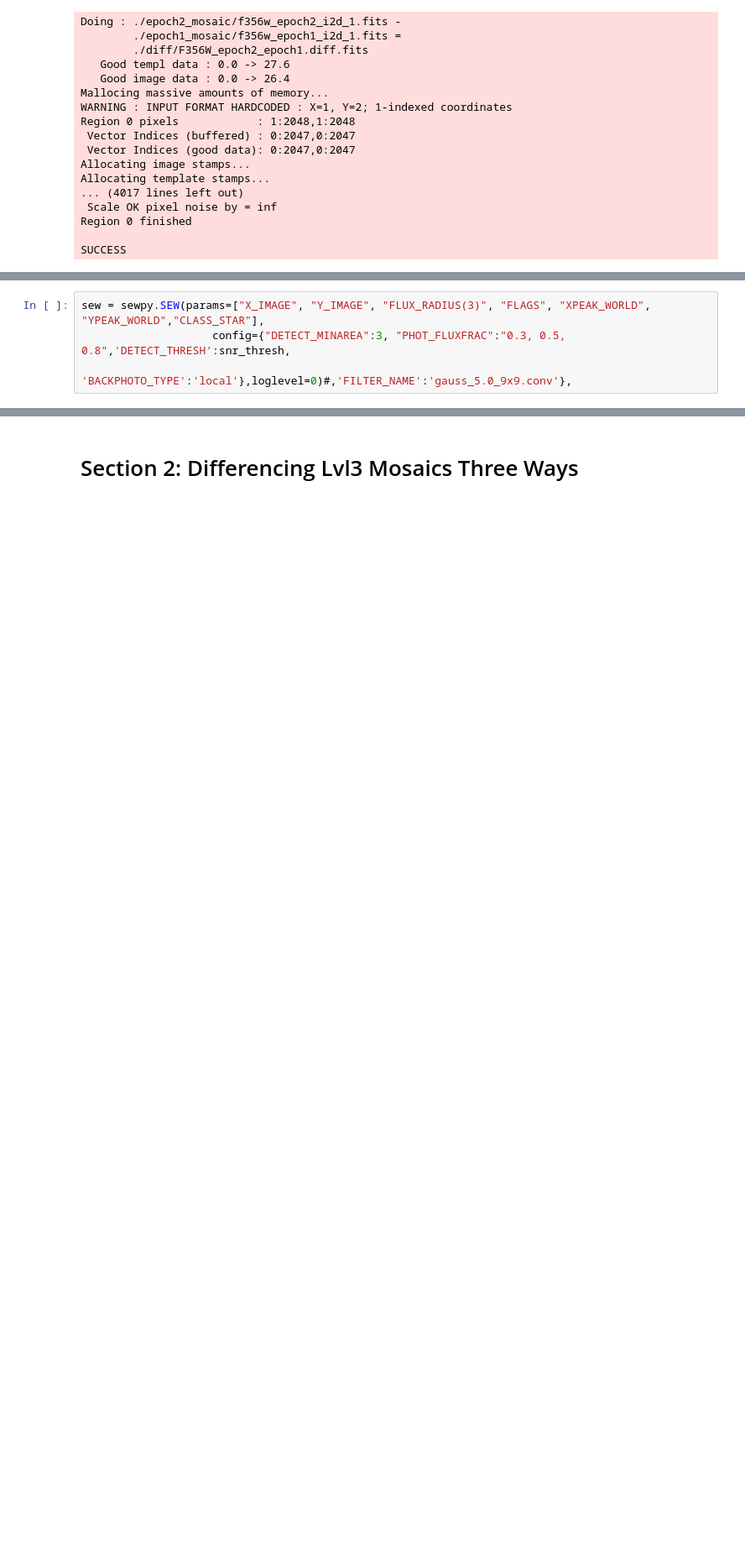
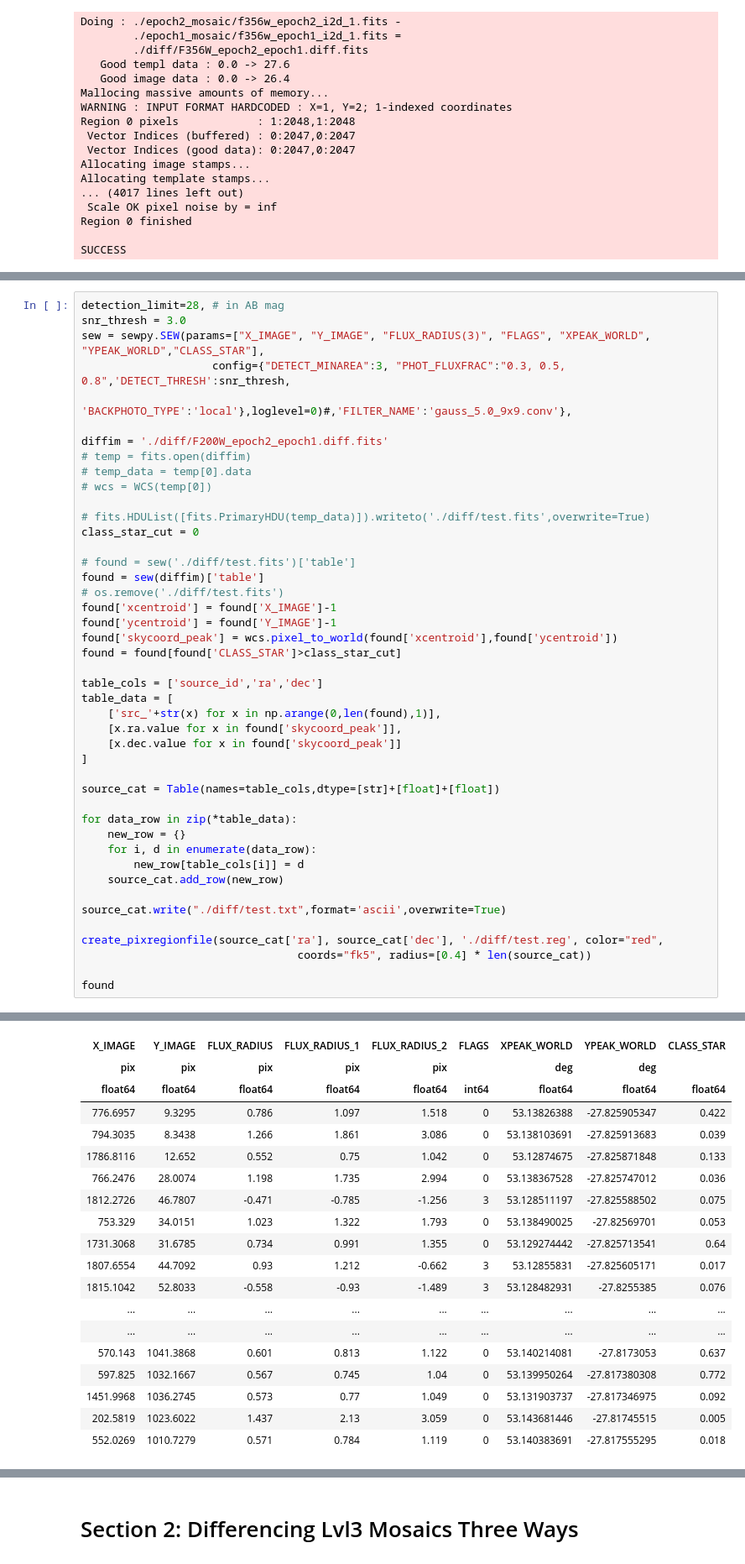
Before and after one commit to davecoulter/jwst_ss_diff_im, a Jupyter notebook: Difference_Imaging.ipynb, the cells around one changed output, grey strips where cells are left out. Shown: that part at 84% size. Drawn from its saved outputs; the diff is of its cells as text; blank space fills up the shorter version.

```diff
--- a/Difference_Imaging.ipynb
+++ b/Difference_Imaging.ipynb
@@ -968,4 +1040,45 @@ SUCCESS
 # %%
+detection_limit=28, # in AB mag
+snr_thresh = 3.0
 sew = sewpy.SEW(params=["X_IMAGE", "Y_IMAGE", "FLUX_RADIUS(3)", "FLAGS", "XPEAK_WORLD", "YPEAK_WORLD","CLASS_STAR"],
                     config={"DETECT_MINAREA":3, "PHOT_FLUXFRAC":"0.3, 0.5, 0.8",'DETECT_THRESH':snr_thresh,
                             'BACKPHOTO_TYPE':'local'},loglevel=0)#,'FILTER_NAME':'gauss_5.0_9x9.conv'},
+
+diffim = './diff/F200W_epoch2_epoch1.diff.fits'
+# temp = fits.open(diffim)
+# temp_data = temp[0].data
+# wcs = WCS(temp[0])
+
+# fits.HDUList([fits.PrimaryHDU(temp_data)]).writeto('./diff/test.fits',overwrite=True)
+class_star_cut = 0
+
+# found = sew('./diff/test.fits')['table']
+found = sew(diffim)['table']
+# os.remove('./diff/test.fits')
+found['xcentroid'] = found['X_IMAGE']-1
+found['ycentroid'] = found['Y_IMAGE']-1
+found['skycoord_peak'] = wcs.pixel_to_world(found['xcentroid'],found['ycentroid'])
+found = found[found['CLASS_STAR']>class_star_cut]
+
+table_cols = ['source_id','ra','dec']
+table_data = [
+    ['src_'+str(x) for x in np.arange(0,len(found),1)],
+    [x.ra.value for x in found['skycoord_peak']],
+    [x.dec.value for x in found['skycoord_peak']]
+]
+
+source_cat = Table(names=table_cols,dtype=[str]+[float]+[float])
+
+for data_row in zip(*table_data):
+    new_row = {}
+    for i, d in enumerate(data_row):
+        new_row[table_cols[i]] = d
+    source_cat.add_row(new_row)
+
+source_cat.write("./diff/test.txt",format='ascii',overwrite=True)
+
+create_pixregionfile(source_cat['ra'], source_cat['dec'], './diff/test.reg', color="red",
+                                 coords="fk5", radius=[0.4] * len(source_cat))
+
+found
+# %% [output]
@@ -971,0 +1088,19 @@ sew = sewpy.SEW(params=["X_IMAGE", "Y_IMAGE", "FLUX_RADIUS(3)", "FLAGS", "XPEAK_
+| X_IMAGE | Y_IMAGE | FLUX_RADIUS | FLUX_RADIUS_1 | FLUX_RADIUS_2 | FLAGS | XPEAK_WORLD | YPEAK_WORLD | CLASS_STAR |
+| pix | pix | pix | pix | pix |  | deg | deg |  |
+| float64 | float64 | float64 | float64 | float64 | int64 | float64 | float64 | float64 |
+| 776.6957 | 9.3295 | 0.786 | 1.097 | 1.518 | 0 | 53.13826388 | -27.825905347 | 0.422 |
+| 794.3035 | 8.3438 | 1.266 | 1.861 | 3.086 | 0 | 53.138103691 | -27.825913683 | 0.039 |
+| 1786.8116 | 12.652 | 0.552 | 0.75 | 1.042 | 0 | 53.12874675 | -27.825871848 | 0.133 |
+| 766.2476 | 28.0074 | 1.198 | 1.735 | 2.994 | 0 | 53.138367528 | -27.825747012 | 0.036 |
+| 1812.2726 | 46.7807 | -0.471 | -0.785 | -1.256 | 3 | 53.128511197 | -27.825588502 | 0.075 |
+| 753.329 | 34.0151 | 1.023 | 1.322 | 1.793 | 0 | 53.138490025 | -27.82569701 | 0.053 |
+| 1731.3068 | 31.6785 | 0.734 | 0.991 | 1.355 | 0 | 53.129274442 | -27.825713541 | 0.64 |
+| 1807.6554 | 44.7092 | 0.93 | 1.212 | -0.662 | 3 | 53.12855831 | -27.825605171 | 0.017 |
+| 1815.1042 | 52.8033 | -0.558 | -0.93 | -1.489 | 3 | 53.128482931 | -27.8255385 | 0.076 |
+| ... | ... | ... | ... | ... | ... | ... | ... | ... |
+| ... | ... | ... | ... | ... | ... | ... | ... | ... |
+| 570.143 | 1041.3868 | 0.601 | 0.813 | 1.122 | 0 | 53.140214081 | -27.8173053 | 0.637 |
+| 597.825 | 1032.1667 | 0.567 | 0.745 | 1.04 | 0 | 53.139950264 | -27.817380308 | 0.772 |
+| 1451.9968 | 1036.2745 | 0.573 | 0.77 | 1.049 | 0 | 53.131903737 | -27.817346975 | 0.092 |
+| 202.5819 | 1023.6022 | 1.437 | 2.13 | 3.059 | 0 | 53.143681446 | -27.81745515 | 0.005 |
+| 552.0269 | 1010.7279 | 0.571 | 0.784 | 1.119 | 0 | 53.140383691 | -27.817555295 | 0.018 |
```
Also changed, not shown: parts of 12 cells of this notebook, 4 other files.
